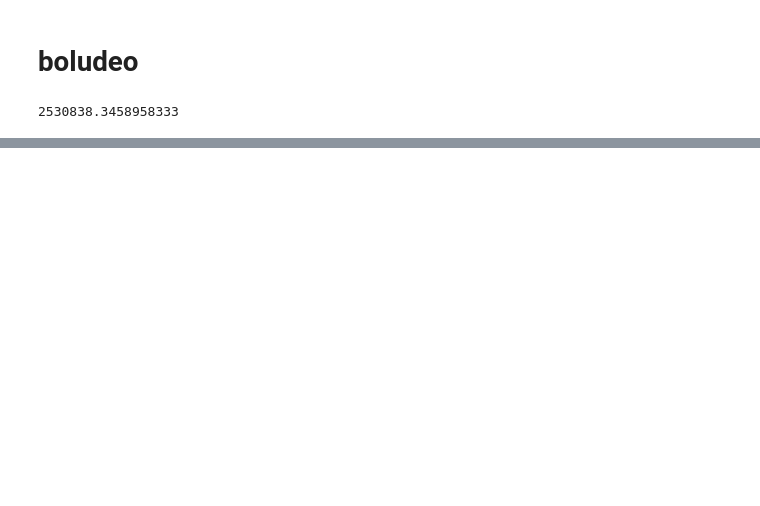
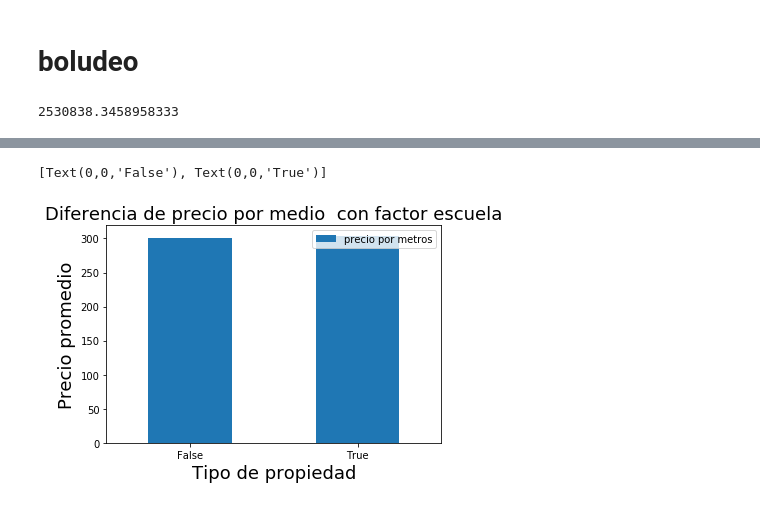
Before and after one commit to taielc/Fiuba_Datos_TP1, a Jupyter notebook: nb_principal.ipynb, the cells around one changed output, grey strips where cells are left out. Drawn from its saved outputs; the diff is of its cells as text; code cells hidden in the pictures; blank space fills up the shorter version.

```diff
--- a/nb_principal.ipynb
+++ b/nb_principal.ipynb
@@ -125,0 +336,4 @@ np.arange(0, 239999, 239999/50)
+# %%
+#filtrando dato solo con tipo precio y escuelas cercanas
+df_escuela = df_filtrado [['tipo','precio por metros', 'escuelascercanas']]
+df_escuela.head()
@@ -125,0 +347,11 @@ np.arange(0, 239999, 239999/50)
+# %%
+# comparando precio pormedio directamente con el factor de escuela
+df_ec_precio = df_escuela.groupby('escuelascercanas').agg({'precio por metros' :'mean'})
+g = df_ec_precio.plot(kind='bar', fontsize = 10)
+g.set_title("Diferencia de precio por medio  con factor escuela", fontsize=18)
+g.set_xlabel("Tipo de propiedad", fontsize=18)
+g.set_ylabel("Precio promedio", fontsize=18)
+g.set_xticklabels(g.get_xticklabels(),rotation=0)
+# %% [output]
+[Text(0,0,'False'), Text(0,0,'True')]
+[figure, added]
```
Also changed, not shown: parts of 34 cells of this notebook.
